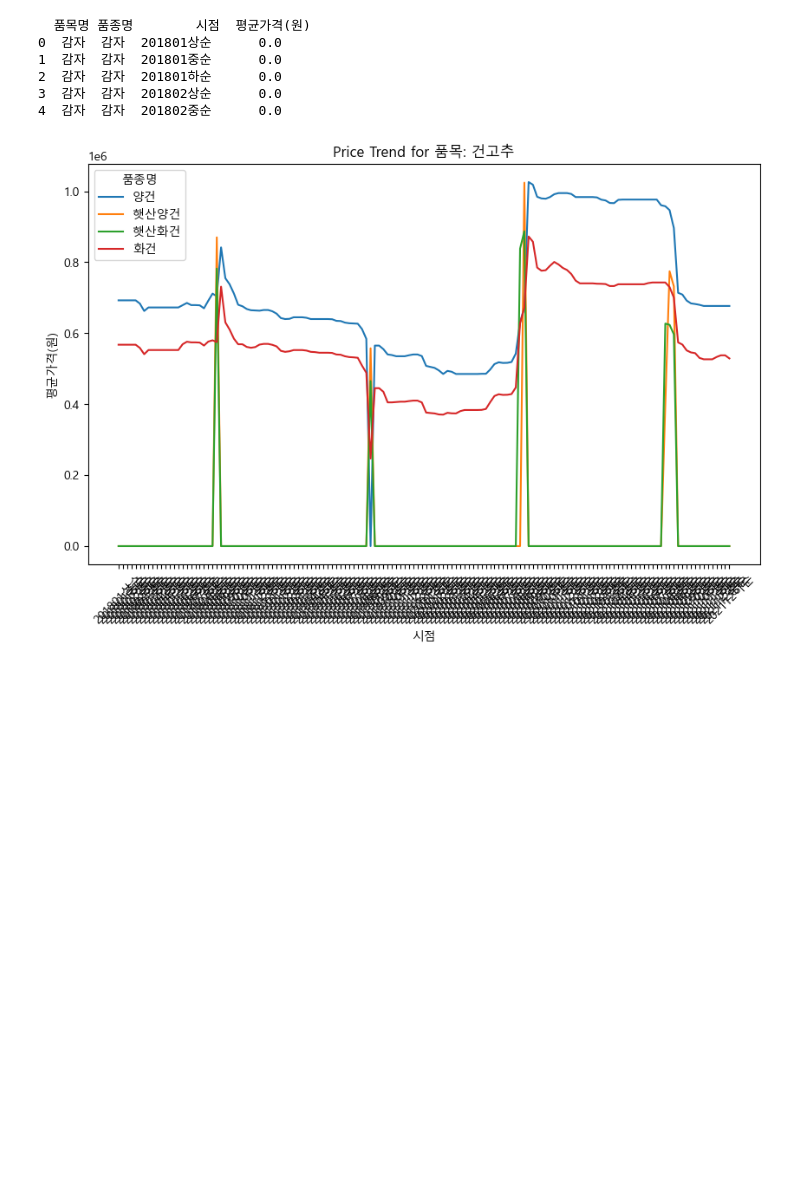
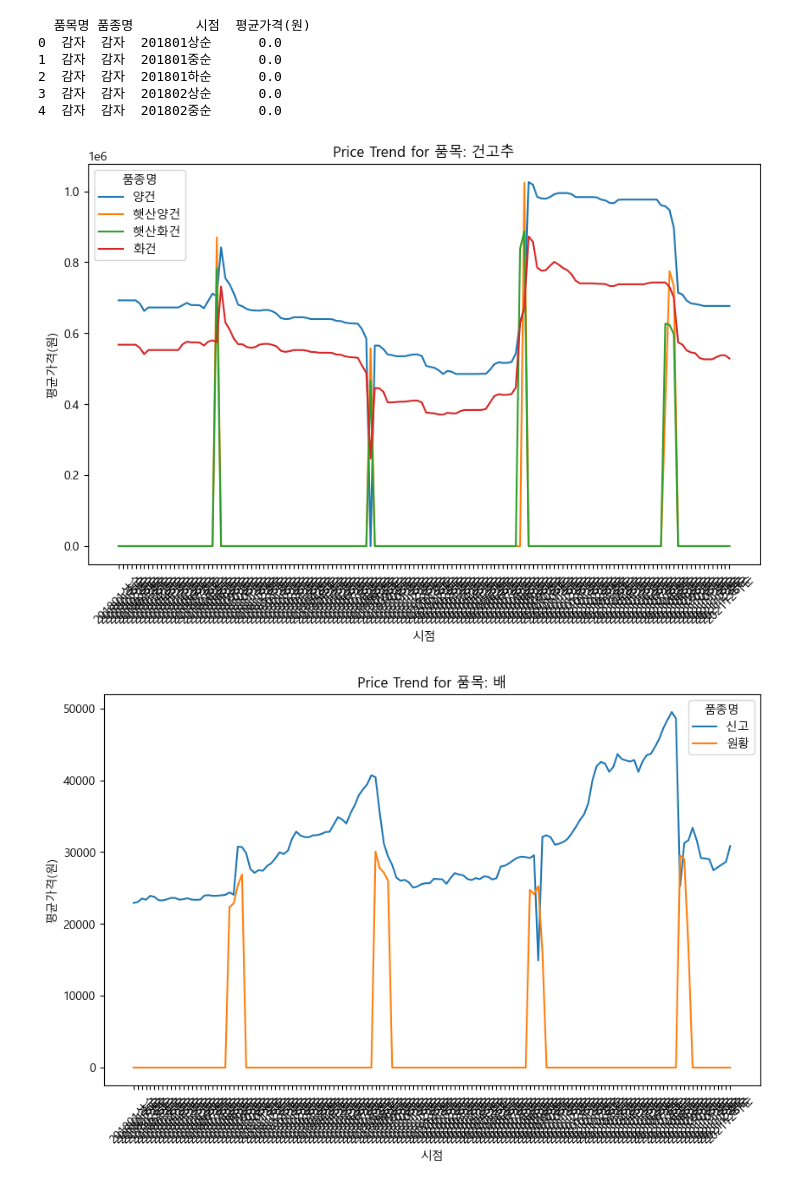
Before and after one commit to gaallmin/Prediction-of-Agricultural-Product-prices, a Jupyter notebook: eda.ipynb, the cells around one changed output. Saved outputs shown, nothing was run; the diff lists cells and outputs as text; code cells hidden in the pictures; blank space fills up the shorter version.

```diff
--- a/eda.ipynb
+++ b/eda.ipynb
@@ -379,28 +409,29 @@ print(grouped_data.head())
 # %%
 import matplotlib.pyplot as plt
 
 # Function to plot trend for each 품목 and 품종
 def plot_trend_by_product_variety(df, product_name):
     # Filter data for the selected product
     product_data = df[df['품목명'] == product_name]
 
     # Get the unique 품종명 (varieties) for the selected 품목
     varieties = product_data['품종명'].unique()
 
     # Plot price trend for each 품종
     plt.figure(figsize=(10, 6))
     for variety in varieties:
         variety_data = product_data[product_data['품종명'] == variety]
         plt.plot(variety_data['시점'], variety_data['평균가격(원)'], label=variety)
 
     plt.title(f'Price Trend for 품목: {product_name}')
     plt.xlabel('시점')
     plt.ylabel('평균가격(원)')
     plt.xticks(rotation=45)
     plt.legend(title='품종명')
     plt.show()
 
-# Example: Plot trend for a specific 품목 ('건고추' in this case)
 plot_trend_by_product_variety(grouped_data, '건고추')
+plot_trend_by_product_variety(grouped_data, '배')
 # %% [output]
 [figure]
+[figure, added]
```
Also changed, not shown: parts of 4 cells of this notebook, 4 other files.
